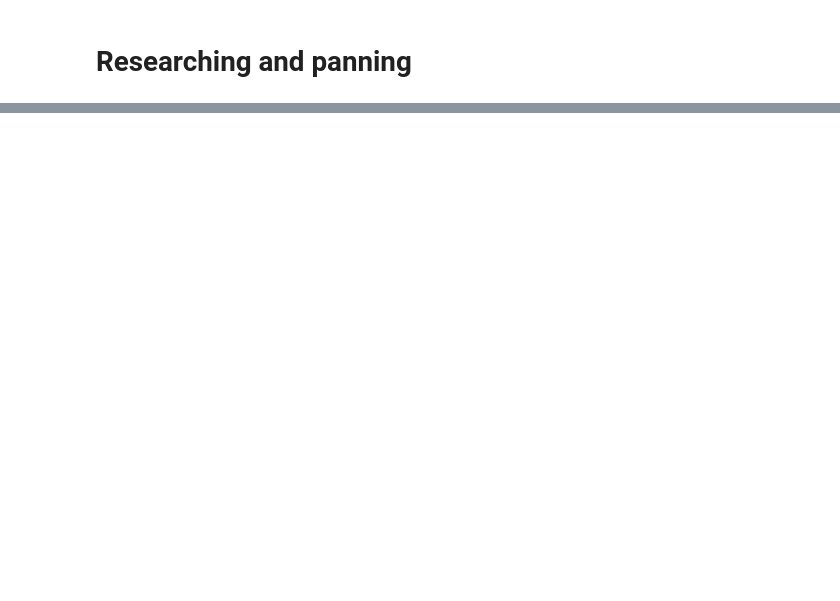
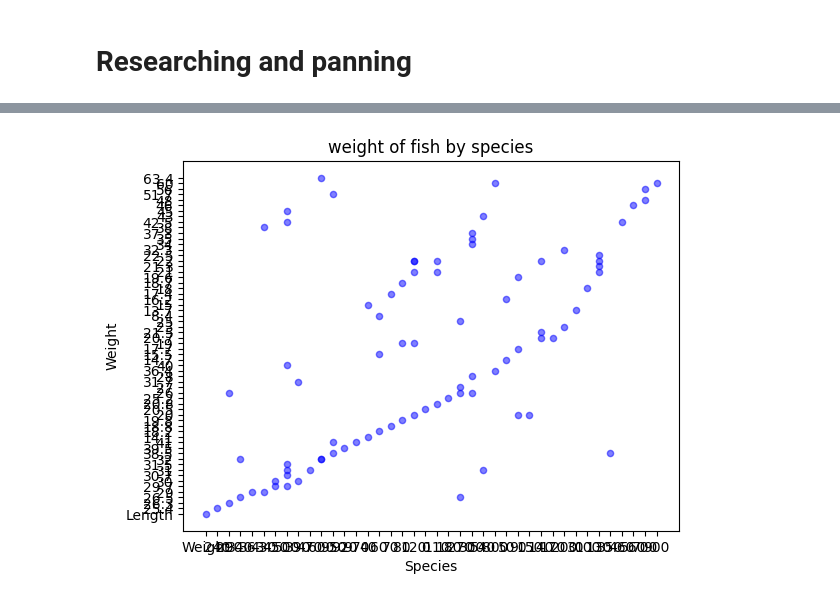
Before and after one commit to WashbabyDaPhrog/FIsh-data-anaylisis, a Jupyter notebook: Fish skibidi jupiter notebook.ipynb, the cells around one changed output, grey strips where cells are left out. Drawn from its saved outputs; the diff is of its cells as text; code cells hidden in the pictures; blank space fills up the shorter version.

```diff
--- a/Fish skibidi jupiter notebook.ipynb
+++ b/Fish skibidi jupiter notebook.ipynb
@@ -152,0 +129,21 @@ Can be any amount of characters but must not include numbers.
+# %%
+import pandas as pd
+import matplotlib.pyplot as plt
+
+fish_data_df = pd.read_csv('/Fish/FIsh-data-anaylisis/Fish2.csv',
+                               header=None,
+                               names=['Species', 'Weight', 'Length', 'Diagonal', 'Width'])
+def showCharts():
+    fish_data_df.plot(
+        kind='scatter',
+        x='Species',
+        y='Weight',
+        color='blue',
+        alpha=0.5,
+        title= 'weight of fish by species'
+    )
+    plt.show()
+
+showCharts()
+# %% [output]
+[figure, added]
```
Also changed, not shown: parts of 6 cells of this notebook, 3 other files.
